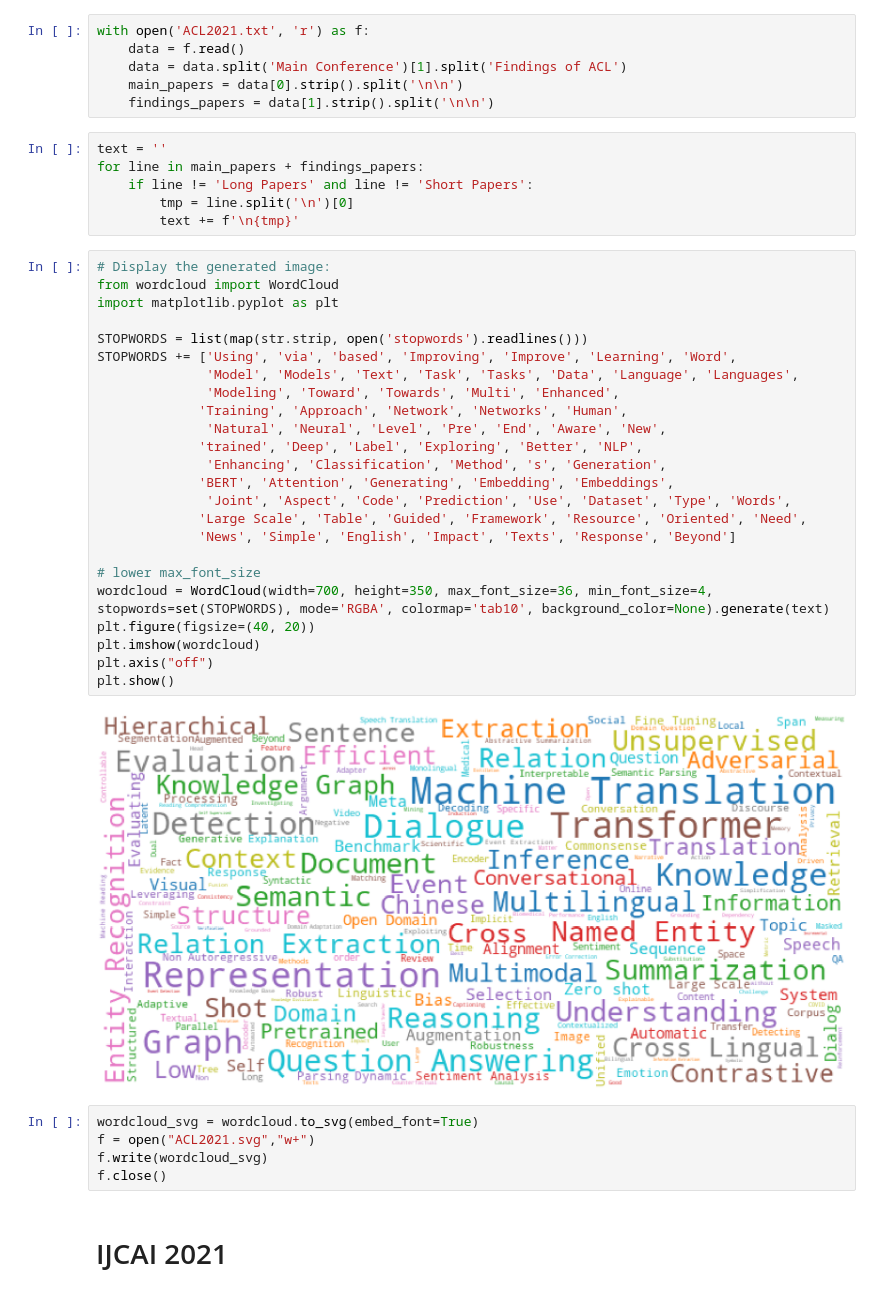
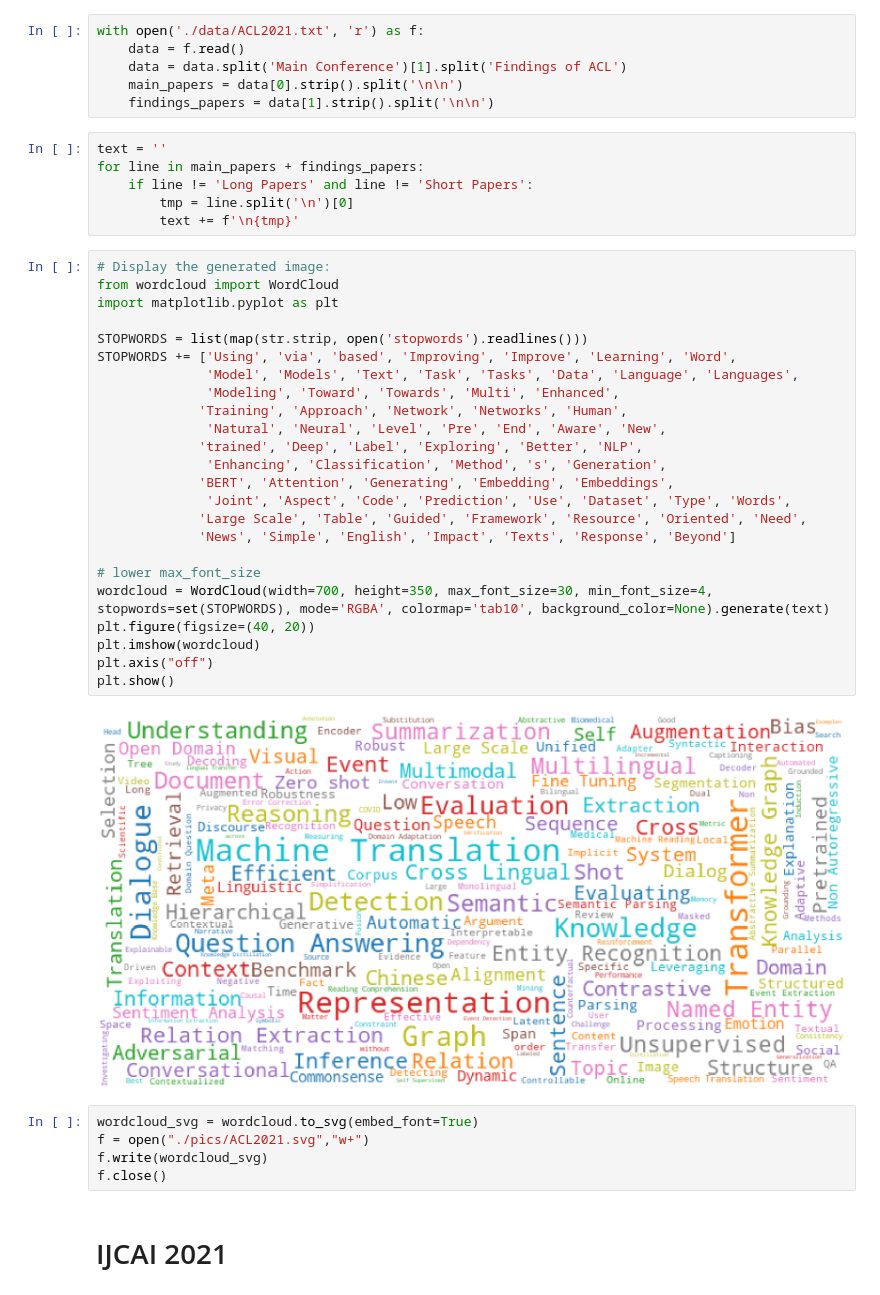
Before and after one commit to KaishuaiXu/ConferenceWordCloud21, a Jupyter notebook: demo.ipynb, the cells around one changed output. Saved outputs shown, nothing was run; the diff lists cells and outputs as text.

```diff
--- a/demo.ipynb
+++ b/demo.ipynb
@@ -1,7 +1,7 @@
 # %% [markdown]
 # ACL 2021
 # %%
-with open('ACL2021.txt', 'r') as f:
+with open('./data/ACL2021.txt', 'r') as f:
     data = f.read()
     data = data.split('Main Conference')[1].split('Findings of ACL')
     main_papers = data[0].strip().split('\n\n')
@@ -15,32 +15,32 @@ for line in main_papers + findings_papers:
 # %%
 # Display the generated image:
 from wordcloud import WordCloud
 import matplotlib.pyplot as plt
 
 STOPWORDS = list(map(str.strip, open('stopwords').readlines()))
 STOPWORDS += ['Using', 'via', 'based', 'Improving', 'Improve', 'Learning', 'Word',
               'Model', 'Models', 'Text', 'Task', 'Tasks', 'Data', 'Language', 'Languages',
               'Modeling', 'Toward', 'Towards', 'Multi', 'Enhanced',
              'Training', 'Approach', 'Network', 'Networks', 'Human',
               'Natural', 'Neural', 'Level', 'Pre', 'End', 'Aware', 'New',
              'trained', 'Deep', 'Label', 'Exploring', 'Better', 'NLP',
               'Enhancing', 'Classification', 'Method', 's', 'Generation',
              'BERT', 'Attention', 'Generating', 'Embedding', 'Embeddings',
               'Joint', 'Aspect', 'Code', 'Prediction', 'Use', 'Dataset', 'Type', 'Words',
              'Large Scale', 'Table', 'Guided', 'Framework', 'Resource', 'Oriented', 'Need',
              'News', 'Simple', 'English', 'Impact', 'Texts', 'Response', 'Beyond']
 
 # lower max_font_size
-wordcloud = WordCloud(width=700, height=350, max_font_size=36, min_font_size=4, stopwords=set(STOPWORDS), mode='RGBA', colormap='tab10', background_color=None).generate(text)
+wordcloud = WordCloud(width=700, height=350, max_font_size=30, min_font_size=4, stopwords=set(STOPWORDS), mode='RGBA', colormap='tab10', background_color=None).generate(text)
 plt.figure(figsize=(40, 20))
 plt.imshow(wordcloud)
 plt.axis("off")
 plt.show()
 # %% [output]
-[figure, old version]
+[figure, new version]
 # %%
 wordcloud_svg = wordcloud.to_svg(embed_font=True)
-f = open("ACL2021.svg","w+")
+f = open("./pics/ACL2021.svg","w+")
 f.write(wordcloud_svg)
 f.close()
 # %% [markdown]
```
Also changed, not shown: parts of 15 cells of this notebook, 12 other files.
